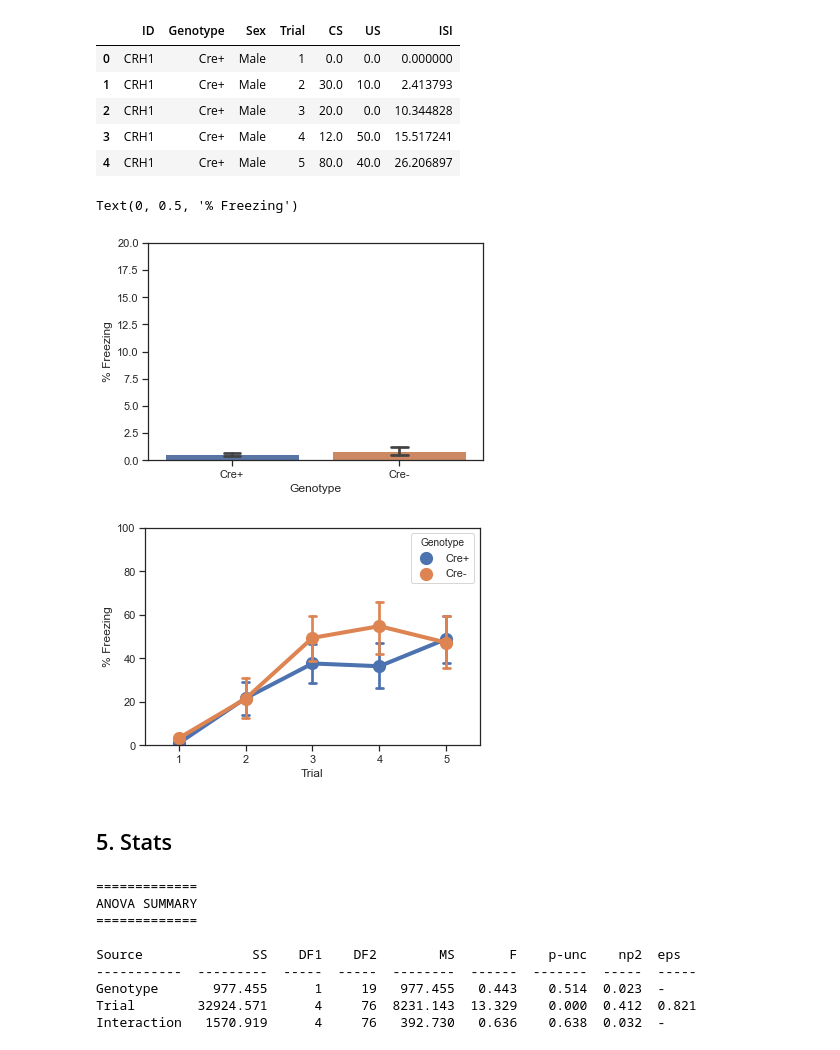
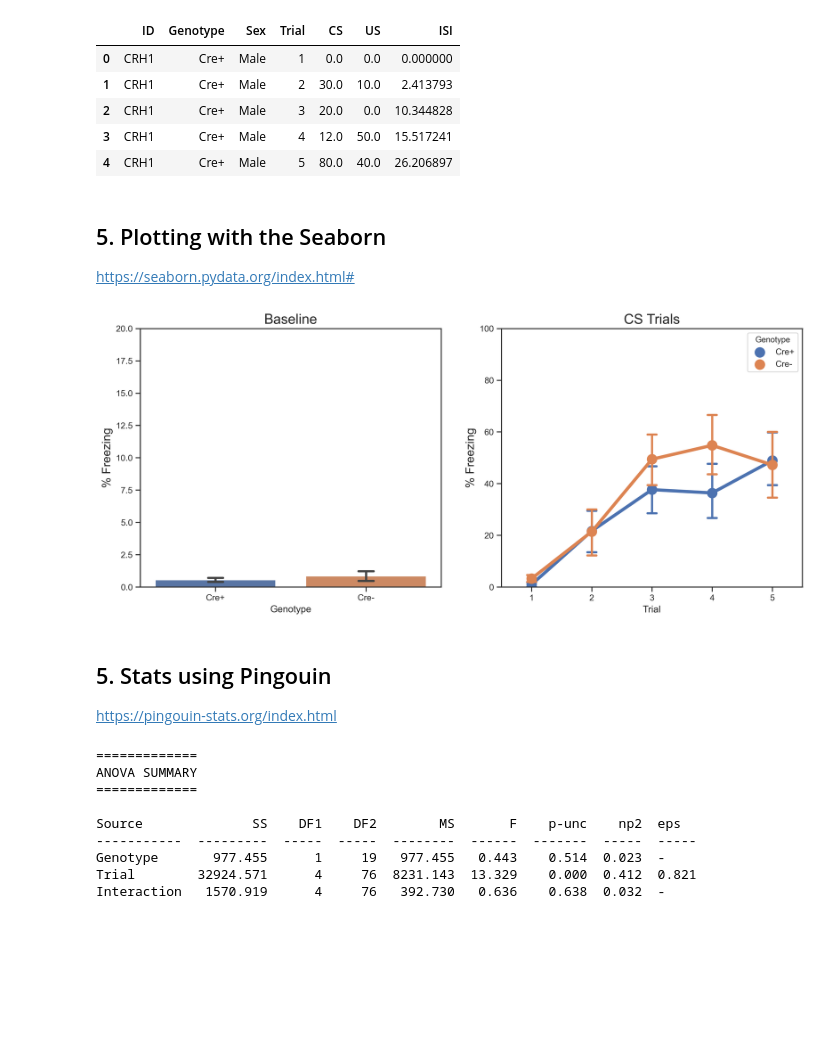
Before and after one commit to MicTott/FrozenPy, a Jupyter notebook: Examples/Conditioning_example.ipynb, the cells around one changed output. Drawn from its saved outputs; the diff is of its cells as text; code cells hidden in the pictures; blank space fills up the shorter version.

```diff
--- a/Examples/Conditioning_example.ipynb
+++ b/Examples/Conditioning_example.ipynb
@@ -21,12 +21,12 @@ sns.set(style="ticks", color_codes=True)
 ## 1. Load data
 # %%
 # load metadata
-metadata_dir = '/Users/home/Documents/Jupyter/my-modules/FrozenPy/Examples/Conditioning'
+metadata_dir = '/Users/home/Documents/Jupyter/my-modules/FrozenPy/Examples/data/Conditioning'
 Metadata_df = fp.read_metadata(metadata_dir, sep=',')
 
 
 # make new .raw.csv from .out files
-Cond_dir = '/Users/home/Documents/Jupyter/my-modules/FrozenPy/Examples/Conditioning'
+Cond_dir = '/Users/home/Documents/Jupyter/my-modules/FrozenPy/Examples/data/Conditioning'
 fp.read_out(Cond_dir)
 
 # load data from .raw.csv
@@ -88,25 +88,36 @@ Trials_md_df.head()
 | 2 | CRH1 | Cre+ | Male | 3 | 20.0 | 0.0 | 10.344828 |
 | 3 | CRH1 | Cre+ | Male | 4 | 12.0 | 50.0 | 15.517241 |
 | 4 | CRH1 | Cre+ | Male | 5 | 80.0 | 40.0 | 26.206897 |
+# %% [markdown]
+## 5. Plotting with the Seaborn
+
+https://seaborn.pydata.org/index.html#
 # %%
+# fig size and resolution
+plt.figure(figsize=[15, 6], dpi=300)
+
 # baseline
-plt.figure()
+plt.subplot(1, 2, 1)
 sns.barplot(data=BL_md_df, x='Genotype', y='BL', ci=68, capsize=.1)
 plt.ylim(0, 20)
-plt.ylabel('% Freezing')
+plt.ylabel('% Freezing', fontsize=15)
+plt.title('Baseline', fontsize=17.5)
 
 
 # trials
-plt.figure()
+plt.subplot(1, 2, 2)
 sns.pointplot(data=Trials_md_df,
-                x='Trial', y='CS', hue='Genotype',
-                scale=1.5, ci=68, capsize=.1)
+              x='Trial', y='CS', hue='Genotype',
+              scale=1.5, ci=68, capsize=.15)
 plt.ylim(0, 100)
-plt.ylabel('% Freezing')
+plt.ylabel('% Freezing', fontsize=15)
+plt.title('CS Trials', fontsize=17.5)
+
+# uncomment to save figure
+#plt.savefig('Cond_example.png')
 # %% [output]
-Text(0, 0.5, '% Freezing')
-[figure, old version]
+[figure, new version]
-[figure, removed]
-# %% [markdown]
-## 5. Stats
+# %% [markdown]
+## 5. Stats using Pingouin
+https://pingouin-stats.org/index.html
 # %%
```
Also changed, not shown: parts of 5 cells of this notebook, 1 other file.
